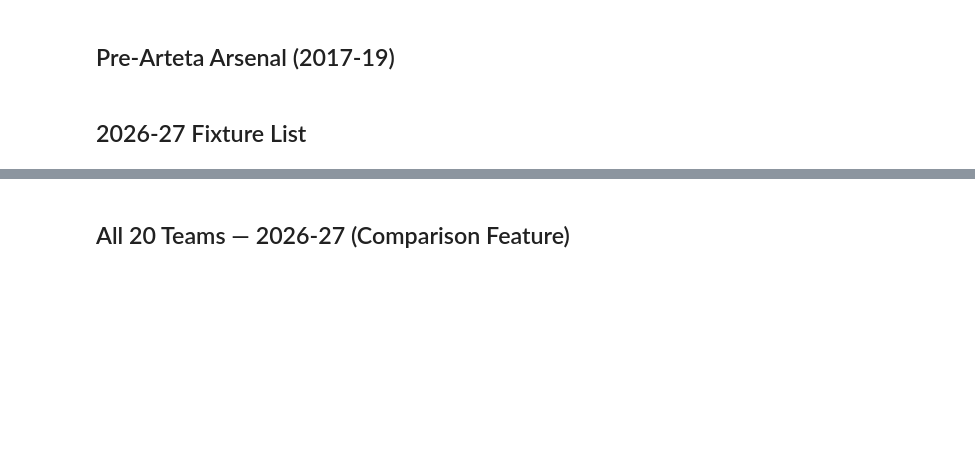
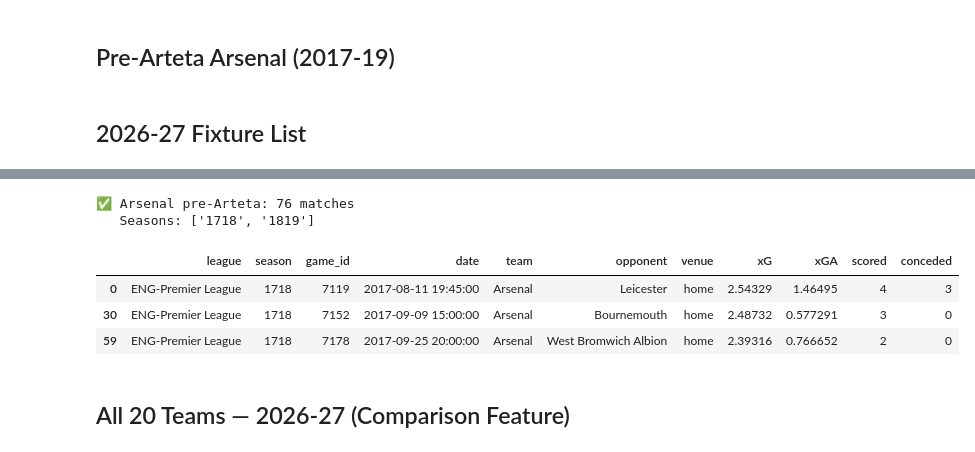
Before and after one commit to ChTej00/Arsenal-Bottle, a Jupyter notebook: notebooks/01_data_collection.ipynb, the cells around one changed output, grey strips where cells are left out. Saved outputs shown, nothing was run; the diff lists cells and outputs as text; code cells hidden in the pictures; blank space fills up the shorter version.

```diff
--- a/notebooks/01_data_collection.ipynb
+++ b/notebooks/01_data_collection.ipynb
@@ -294,3 +294,31 @@ Arsenal rows: 266
 ## Pre-Arteta Arsenal (2017-19)
 # %% [markdown]
 ## 2026-27 Fixture List
+# %%
+#scraing arsenal pre arteta (only 2017-18,18-19)
+
+understat_pre = sd.Understat(leagues=PL, seasons= preArtetaSeasons)
+pre_schedule_raw = understat_pre.read_schedule().reset_index()
+
+pre_home = pre_schedule_raw.rename(columns={
+    'home_team': 'team', 'away_team': 'opponent',
+    'home_xg': 'xG', 'away_xg': 'xGA',
+    'home_goals': 'scored', 'away_goals': 'conceded'
+})
+pre_home['venue'] = 'home'
+
+pre_away = pre_schedule_raw.rename(columns={
+    'away_team': 'team', 'home_team': 'opponent',
+    'away_xg': 'xG', 'home_xg': 'xGA',
+    'away_goals': 'scored', 'home_goals': 'conceded'
+})
+pre_away['venue'] = 'away'
+
+pre_matches = pd.concat([pre_home[KEEP_COLS],pre_away[KEEP_COLS]], ignore_index = True)
+
+pre_arteta = pre_matches[pre_matches['team'] == 'Arsenal'].copy()
+
+print(f"✅ Arsenal pre-Arteta: {len(pre_arteta)} matches")
+print(f"   Seasons: {sorted(pre_arteta['season'].unique())}")
+pre_arteta.head(3)
+# %% [output]
@@ -297,2 +326,8 @@ Arsenal rows: 266
+✅ Arsenal pre-Arteta: 76 matches
+   Seasons: ['1718', '1819']
+|  | league | season | game_id | date | team | opponent | venue | xG | xGA | scored | conceded |
+| 0 | ENG-Premier League | 1718 | 7119 | 2017-08-11 19:45:00 | Arsenal | Leicester | home | 2.54329 | 1.46495 | 4 | 3 |
+| 30 | ENG-Premier League | 1718 | 7152 | 2017-09-09 15:00:00 | Arsenal | Bournemouth | home | 2.48732 | 0.577291 | 3 | 0 |
+| 59 | ENG-Premier League | 1718 | 7178 | 2017-09-25 20:00:00 | Arsenal | West Bromwich Albion | home | 2.39316 | 0.766652 | 2 | 0 |
 # %% [markdown]
 ## All 20 Teams — 2026-27 (Comparison Feature)
```
Also changed, not shown: parts of 9 cells of this notebook.
